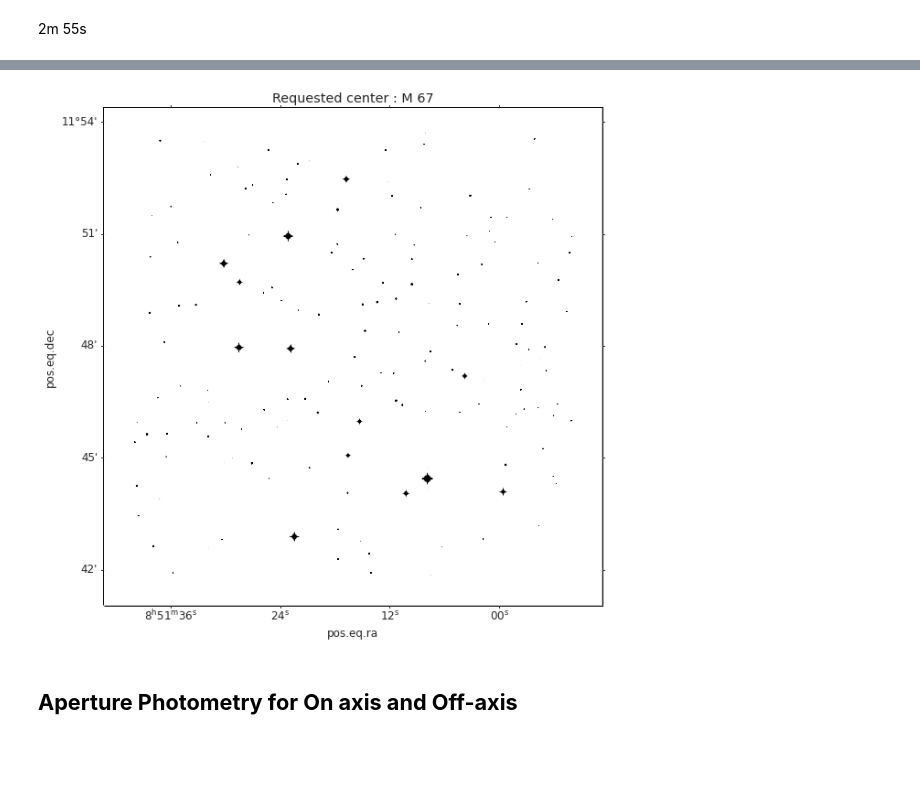
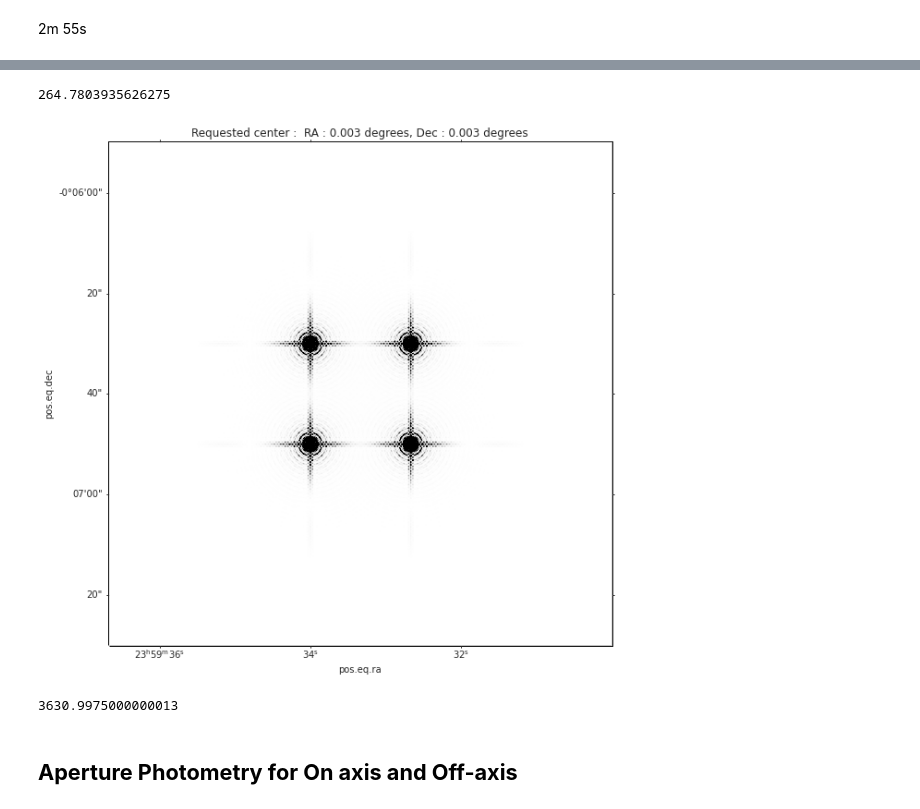
Before and after one commit to Jack3690/INSIST, a Jupyter notebook: PSF_Simulator.ipynb, the cells around one changed output, grey strips where cells are left out. Saved outputs shown, nothing was run; the diff lists cells and outputs as text; code cells hidden in the pictures; blank space fills up the shorter version.

```diff
--- a/PSF_Simulator.ipynb
+++ b/PSF_Simulator.ipynb
@@ -666,11 +666,12 @@ class PSF_gen_v2():
     n_pix_sub (int) : Number of pixels along one axis in the path. Total number of pixels in the patch is n_pix_sub**2
 
     """
-    def __init__(self,name = None, df = None, cols = None,n_pix_main=8000):
+    def __init__(self,name = None, df = None, cols = None,n_pix_main=8000,axis = 'on'):
 
         self.pixel_scale = 0.1
-        self.n_pix_sub   = 1200
+        self.n_pix_sub   = 450
         self.n_pix_main  = n_pix_main + self.n_pix_sub
+        self.axis = axis
 
         if name is not None and df is None:
           self.name        = name
@@ -753,15 +754,20 @@ class PSF_gen_v2():
       pupil_grid             = make_pupil_grid(512, diameter = pupil_diameter)
       secondary_ratio        = 0.36
       spider_width           = 0.025
-      aperture               = make_obstructed_circular_aperture(pupil_diameter, secondary_ratio, num_spiders=4, spider_width = spider_width )
+      box_width              = 75
+
+      if self.axis =='on':
+        aperture  = make_obstructed_circular_aperture(pupil_diameter, secondary_ratio, num_spiders=4, spider_width = spider_width )
+        const     = 67911.10303309708
+      elif self.axis=='off':
+        aperture  = circular_aperture(pupil_diameter)
+        const     = 584490.8382681753
+
       telescope_pupil        = evaluate_supersampled(aperture , pupil_grid  ,8)
 
       for i, row in self.df_field.iterrows():
           c = SkyCoord(row['ra'],row['dec'],unit=u.deg)
           pix = self.wcs.world_to_array_index(c)
-
-          box_width = 75
-          const     = 67911.10303309708
 
           ABmag = row['mag_nuv']
           flux = 3631*10**(-ABmag/2.5)
@@ -825,3 +835,9 @@ class PSF_gen_v2():
 name = input("Source name (Eg. M 67, 06h 03m 20s 42 18 00) : ") or "M 67"
 # %% [output]
 Source name (Eg. M 67, 06h 03m 20s 42 18 00) : M 67
+# %%
+ra = [0.,0., 10/3600,10/3600]
+dec = [0.,10/3600,10/3600,0.]
+mag_nuv = [0,0,0,0]
+df = pd.DataFrame(zip(ra,dec,mag_nuv),columns=['ra','dec','mag_nuv'])
+df
@@ -828,5 +850,5 @@ Source name (Eg. M 67, 06h 03m 20s 42 18 00) : M 67
 # %%
-psf = PSF_gen_v2(name)
+psf = PSF_gen_v2(df=df)
 psf.generate_psf()
 psf.show_field()
 # %% [output]
@@ -844,15 +864,23 @@ psf.show_image()
 # %%
-image = psf.image
+image = psf.image [3500:4500,3500:4500]
+# %%
+image.max()
+# %% [output]
+264.7803935626275
 # %%
 fig = plt.figure(figsize = (15,10))
 ax = fig.add_subplot(projection=psf.wcs)
-ax.imshow(image,cmap='Greys',vmin=1e-13,vmax=3e-8 )
+ax.imshow(image,cmap='Greys',vmin=1e-4,vmax=0.1 )
 ax.patch.set_edgecolor('black')
 ax.patch.set_linewidth('3')   #
 ax.set_title(f'Requested center : {psf.name}')
 ax.invert_xaxis()
 # %% [output]
-[figure, old version]
+[figure, new version]
+# %%
+image.sum()/4
+# %% [output]
+3630.9975000000013
 # %% [markdown]
 ## **Aperture Photometry for On axis and Off-axis**
 # %% [markdown]
```
Also changed, not shown: parts of 8 cells of this notebook.
